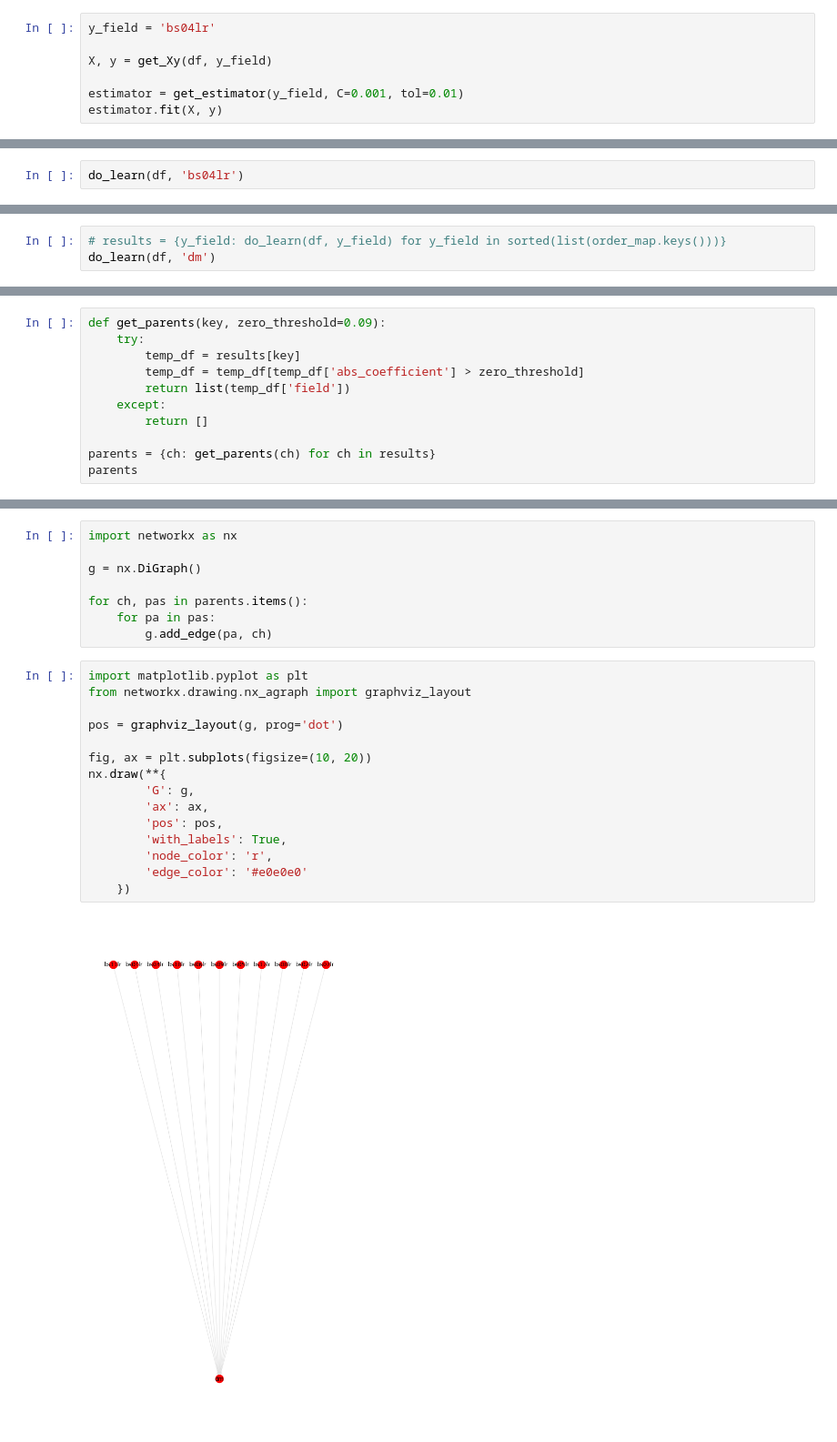
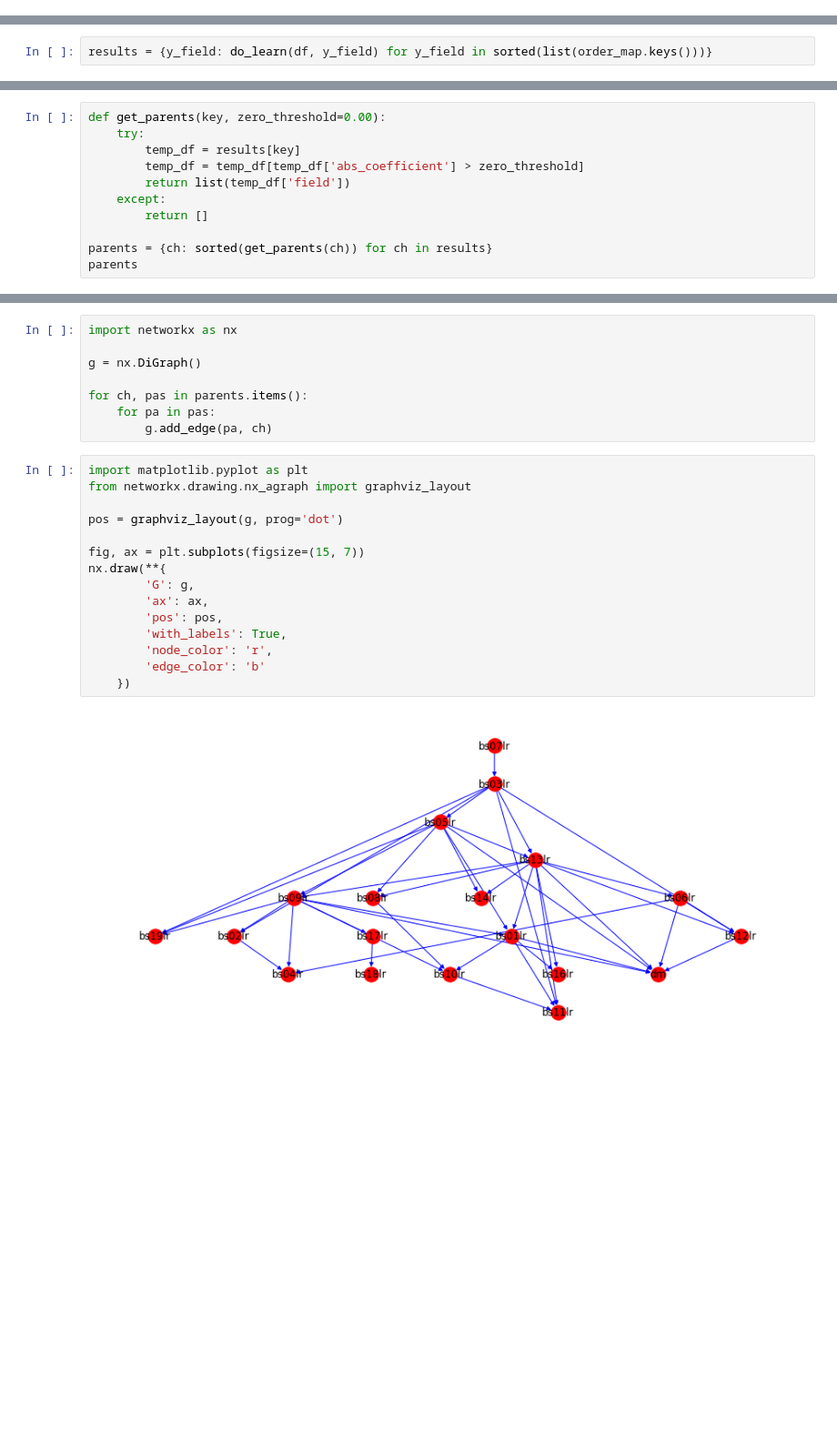
Before and after one commit to oneoffcoder/lasso-bbn, a Jupyter notebook: jupyter/diabetes-01-lasso.ipynb, the cells around one changed output, grey strips where cells are left out. Shown at 91% size. Saved outputs shown, nothing was run; the diff lists cells and outputs as text; blank space fills up the shorter version.

```diff
--- a/jupyter/diabetes-01-lasso.ipynb
+++ b/jupyter/diabetes-01-lasso.ipynb
@@ -262,10 +284,3 @@ def do_learn(df, y_field, C=0.001, tol=0.01):
     print(f'\tr_sq={r_sq:.5f}')
 
     return coef_df
-# %%
-y_field = 'bs04lr'
-
-X, y = get_Xy(df, y_field)
-
-estimator = get_estimator(y_field, C=0.001, tol=0.01)
-estimator.fit(X, y)
@@ -279,2 +286,0 @@ AttributeError: 'Lasso' object has no attribute 'transform'
-# %%
-do_learn(df, 'bs04lr')
@@ -301,4 +291,3 @@ bs04lr
 # %%
-# results = {y_field: do_learn(df, y_field) for y_field in sorted(list(order_map.keys()))}
-do_learn(df, 'dm')
+results = {y_field: do_learn(df, y_field) for y_field in sorted(list(order_map.keys()))}
 # %% [output]
@@ -327,5 +311,5 @@ dm
 # %%
-def get_parents(key, zero_threshold=0.09):
+def get_parents(key, zero_threshold=0.00):
     try:
         temp_df = results[key]
         temp_df = temp_df[temp_df['abs_coefficient'] > zero_threshold]
@@ -333,6 +317,6 @@ def get_parents(key, zero_threshold=0.09):
     except:
         return []
 
-parents = {ch: get_parents(ch) for ch in results}
+parents = {ch: sorted(get_parents(ch)) for ch in results}
 parents
 # %% [output]
@@ -364,17 +350,17 @@ for ch, pas in parents.items():
 # %%
 import matplotlib.pyplot as plt
 from networkx.drawing.nx_agraph import graphviz_layout
 
 pos = graphviz_layout(g, prog='dot')
 
-fig, ax = plt.subplots(figsize=(10, 20))
+fig, ax = plt.subplots(figsize=(15, 7))
 nx.draw(**{
         'G': g,
         'ax': ax,
         'pos': pos,
         'with_labels': True,
         'node_color': 'r',
-        'edge_color': '#e0e0e0'
+        'edge_color': 'b'
     })
 # %% [output]
-[figure, old version]
+[figure, new version]
```
Also changed, not shown: parts of 15 cells of this notebook.
